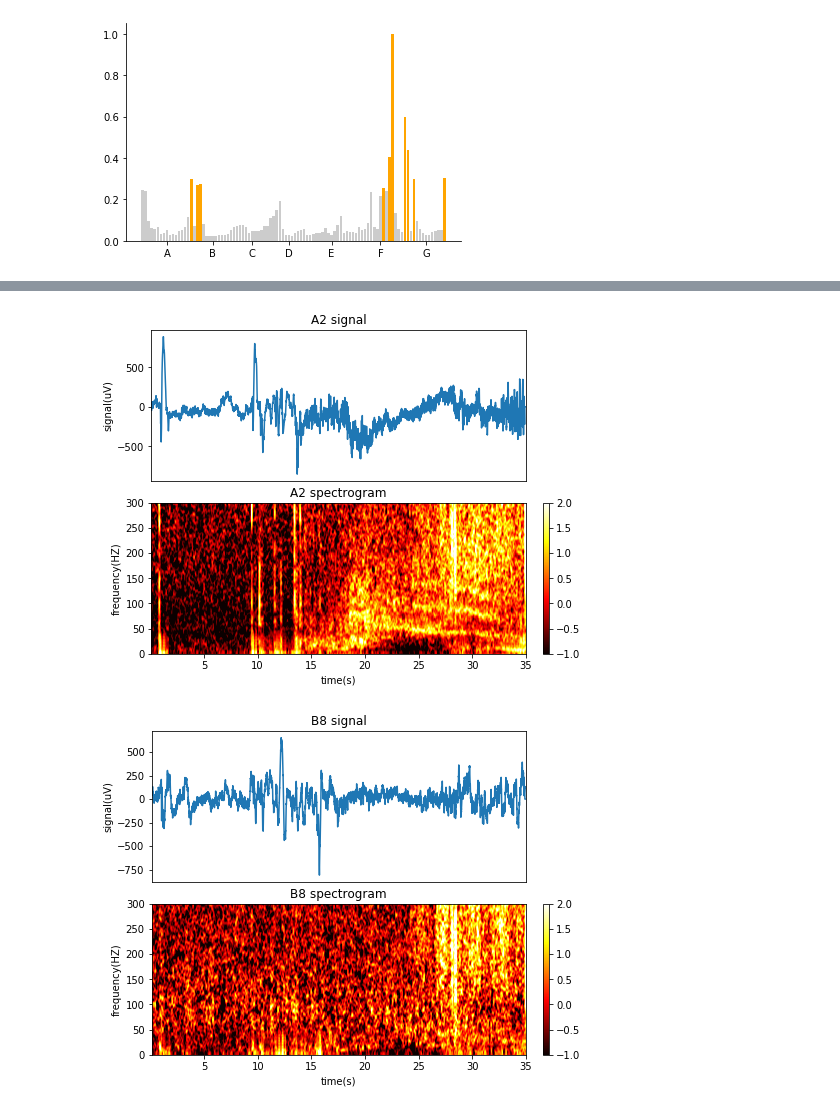
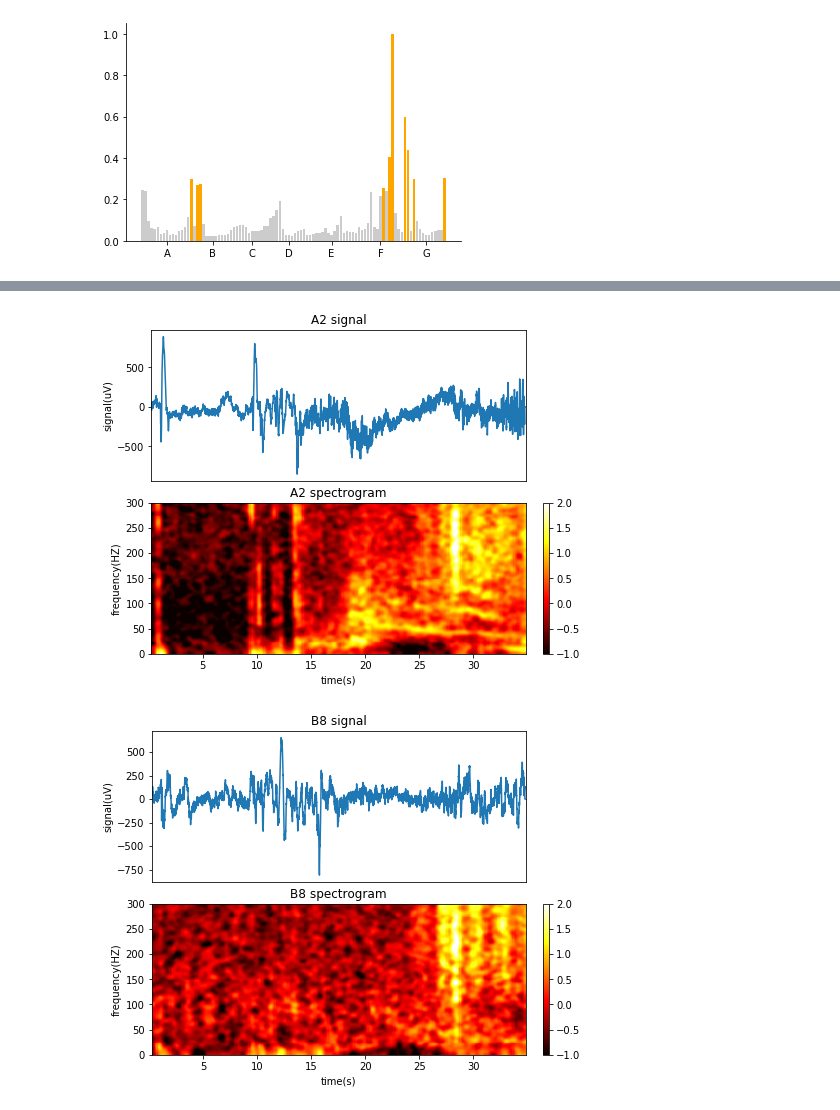
Before and after one commit to HongLabTHU/Full-band-EZ, a Jupyter notebook: main_fig.ipynb, the cells around one changed output, grey strips where cells are left out. Drawn from its saved outputs; the diff is of its cells as text; code cells hidden in the pictures.

```diff
--- a/main_fig.ipynb
+++ b/main_fig.ipynb
@@ -223,11 +223,11 @@ electrodes: ['A1' 'A2' 'A3' 'A4' 'B1' 'B2' 'B3' 'D1' 'D2' 'D3' 'D4' 'F9' 'F10' '
 # %%
-# plot the original signal and spectrogram of the channel within EZ
+# plot the original signal and spectrogram of the channel inside/outside EZ
 def draw_specs_single(data, draw_ind):
     modified_mat_data = data['modified_mat_data']
     fs = data['fs']
     chans_list = data['chans_list']
-    spec_win_len = 0.2
-    spec_overlap = 0.9
+    spec_win_len = 0.5
+    spec_overlap = 0.8
     half_width = spec_win_len * fs
     time_signal = modified_mat_data[draw_ind, :]
     # pad zero
@@ -237,7 +237,7 @@ def draw_specs_single(data, draw_ind):
         time_signal = tmp_data
     f, t, hfo_spec = spectrogram(time_signal, fs=int(fs), nperseg=int(half_width),
                                  noverlap=int(spec_overlap * half_width),
-                                 nfft=fs, mode='magnitude')
+                                 nfft=1024, mode='magnitude')
     hfo_new = 20 * np.log10(hfo_spec + 1e-10)
     # cal zscore
     dmean = np.mean(hfo_new, axis=1)
@@ -246,32 +246,32 @@ def draw_specs_single(data, draw_ind):
     hfo_new3 = gaussian_filter(hfo_new2, sigma=2)
 
     # draw original signal
     chan_name = chans_list[draw_ind]
     fig = plt.figure(chan_name, figsize=(8, 6))
     ax_raw = fig.add_axes([0.2, 0.55, 0.65, 0.35])
     ax_raw.cla()
     ax_raw.plot(time_signal)
     ax_raw.set_title(chan_name + ' signal')
     ax_raw.set_xlim([0, time_signal.shape[0]])
     ax_raw.set_xticks([])
     ax_raw.set_ylabel('signal(uV)')
 
     # draw spectrogram
     ax_spec = fig.add_axes([0.2, 0.15, 0.65, 0.35])
     ax_spec.cla()
     ax_spec.set_title(chan_name + ' spectrogram')
     surf = ax_spec.pcolormesh(t, f, hfo_new3, cmap='hot', vmax=2, vmin=-1)
     ax_spec.set_ylim((0, 300))
     ax_spec.set_xlabel('time(s)')
     ax_spec.set_ylabel('frequency(HZ)')
     position = fig.add_axes([0.88, 0.15, 0.01, 0.35])
     cb = plt.colorbar(surf, cax=position)
     plt.show()
 
 EZ_chan_ind = data['chans_list'].index('A2')
 draw_specs_single(data, EZ_chan_ind)
 non_EZ_chan_ind = data['chans_list'].index('B8')
 draw_specs_single(data, non_EZ_chan_ind)
 # %% [output]
-[figure, old version]
+[figure, new version]
-[figure, old version]
+[figure, new version]
```
Also changed, not shown: parts of 1 cell of this notebook.
